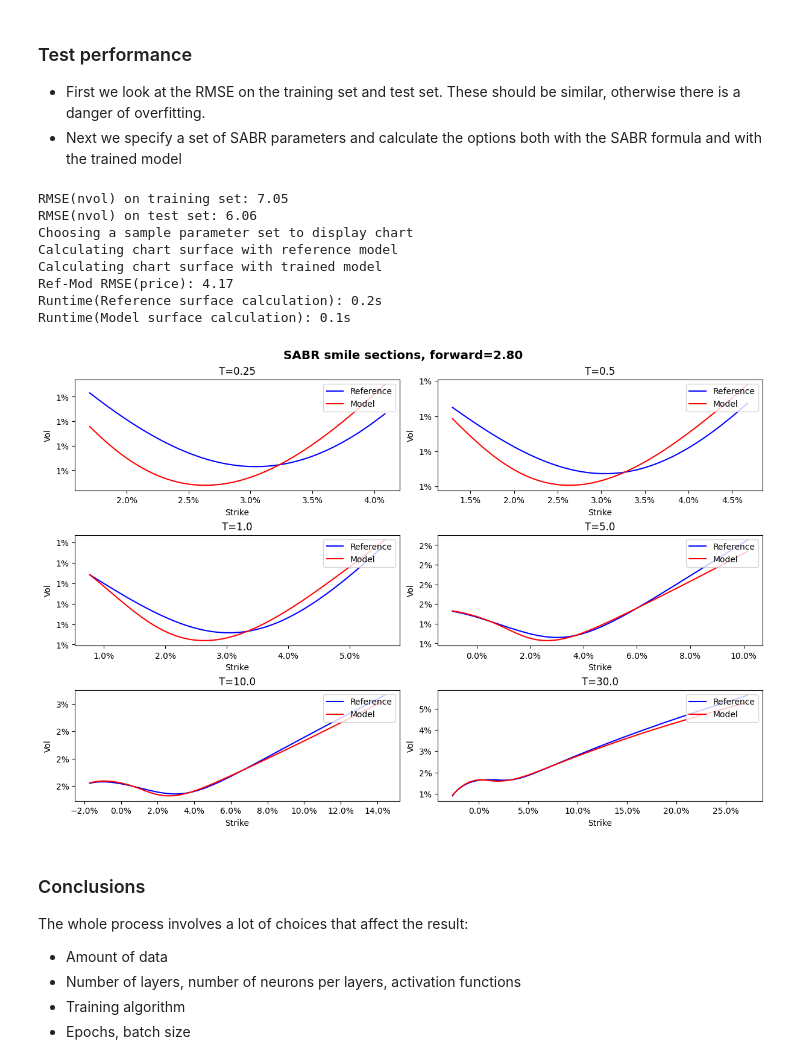
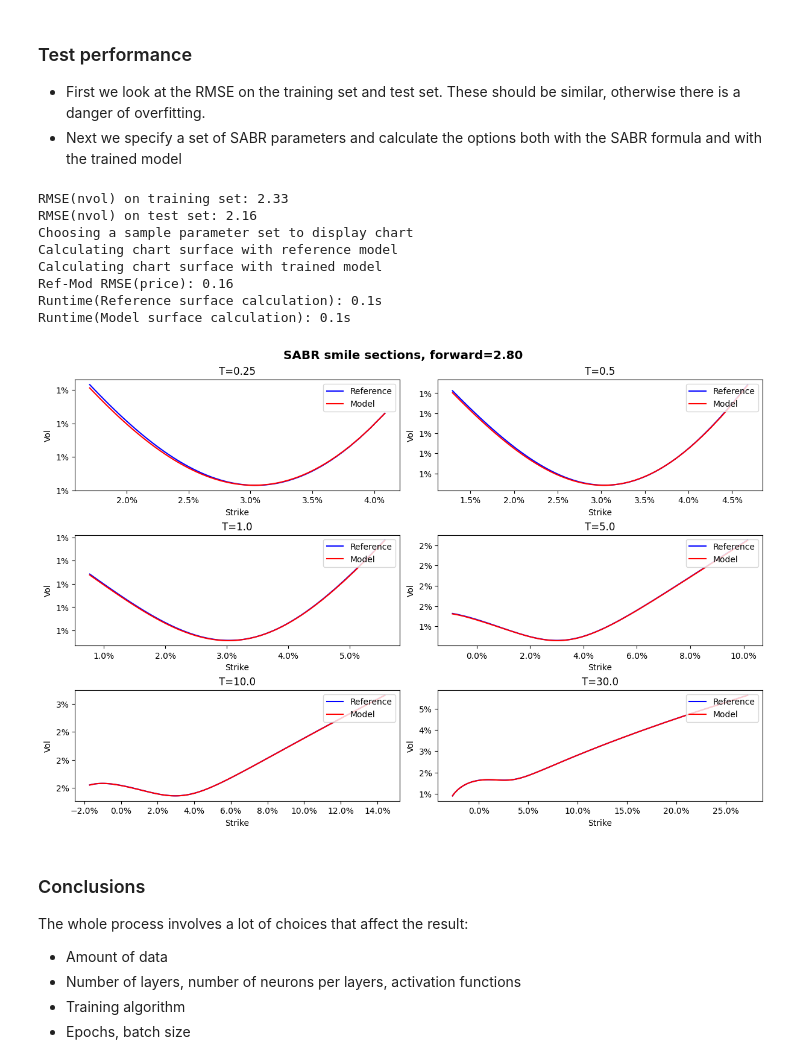
Before and after one commit to sebgur/SDev.Python, a Jupyter notebook: notebooks/Deep Learning StoVol-MB.ipynb, the cells around one changed output. Drawn from its saved outputs; the diff is of its cells as text; code cells hidden in the pictures.

```diff
--- a/notebooks/Deep Learning StoVol-MB.ipynb
+++ b/notebooks/Deep Learning StoVol-MB.ipynb
@@ -613,7 +611,7 @@ https://scikit-learn.org/stable/model_persistence.html#security-maintainability-
 * Next we specify a set of SABR parameters and calculate the options both with the SABR formula and with the trained model
 # %%
 # Choose to test on-the-fly model or pre-trained
-PRICING_USE_PRETRAINED = False
+PRICING_USE_PRETRAINED = True
 
 # Check performance
 pr_test_model = pr_pt_model if PRICING_USE_PRETRAINED else pr_demo_model
@@ -643,38 +641,38 @@ ARE_CALLS = [[False] * NUM_STRIKES] * NUM_EXPIRIES # All puts
 # ARE_CALLS = [[False if s < FWD else True for s in expks] for expks in strikes] # Puts/calls
 
 print("Calculating chart surface with reference model")
 timer_ref = Stopwatch("Reference surface calculation")
 timer_ref.trigger()
 ref_prices = cf_generator.price_surface_ref(EXPIRIES, strikes, ARE_CALLS, FWD, PARAMS)
 timer_ref.stop()
 print("Calculating chart surface with trained model")
 timer_mod = Stopwatch("Model surface calculation")
 timer_mod.trigger()
 mod_prices = cf_generator.price_surface_mod(pr_test_model, EXPIRIES, strikes, ARE_CALLS, FWD, PARAMS)
 timer_mod.stop()
 print(f"Ref-Mod RMSE(price): {bps_rmse(ref_prices, mod_prices):.2f}")
 
 # Display timers
 timer_ref.print()
 timer_mod.print()
 
 # Available tranforms: Price, ShiftedBlackScholes, Bachelier
 TITLE = f"SABR smile sections, forward={FWD*100:.2f}"#,%\n parameters={PARAMS}"
 TRANSFORM = "Bachelier"
 # TRANSFORM = "Price"
 # TRANSFORM = "ShiftedBlackScholes"
 xplt.plot_transform_surface(EXPIRIES, strikes, ARE_CALLS, FWD, ref_prices, mod_prices,
                             TITLE, transform=TRANSFORM)
 # %% [output]
-RMSE(nvol) on training set: 7.05
-RMSE(nvol) on test set: 6.06
+RMSE(nvol) on training set: 2.33
+RMSE(nvol) on test set: 2.16
 Choosing a sample parameter set to display chart
 Calculating chart surface with reference model
 Calculating chart surface with trained model
-Ref-Mod RMSE(price): 4.17
-Runtime(Reference surface calculation): 0.2s
+Ref-Mod RMSE(price): 0.16
+Runtime(Reference surface calculation): 0.1s
 Runtime(Model surface calculation): 0.1s
-[figure, old version]
+[figure, new version]
 # %% [markdown]
 ### Conclusions
 The whole process involves a lot of choices that affect the result:
```
Also changed, not shown: parts of 10 cells of this notebook.
